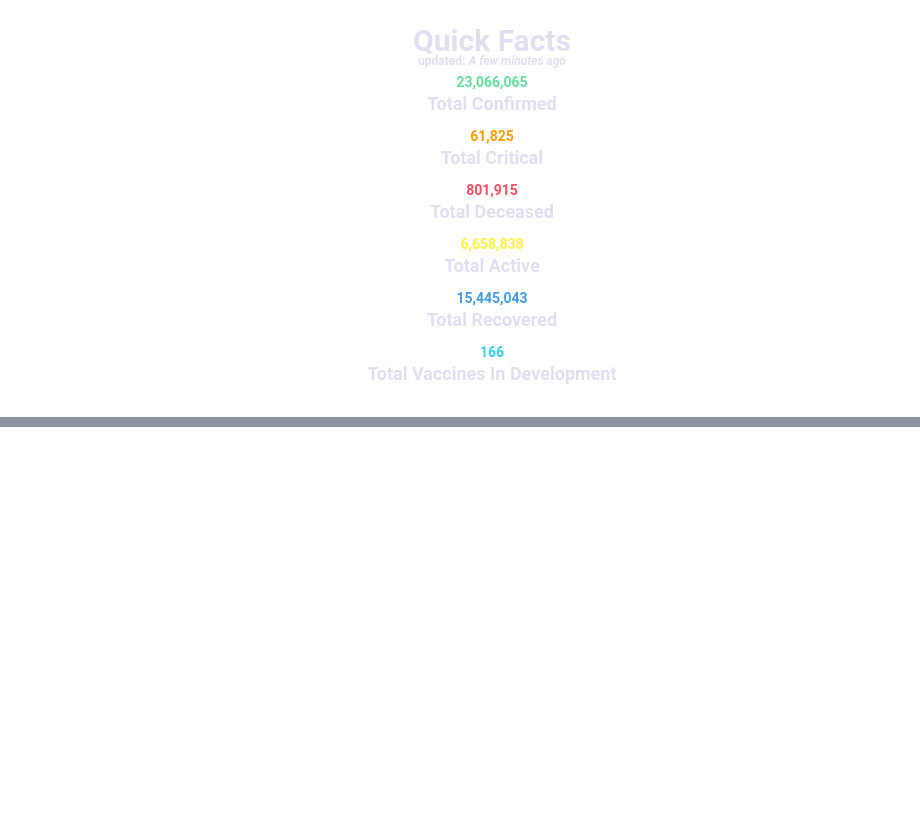
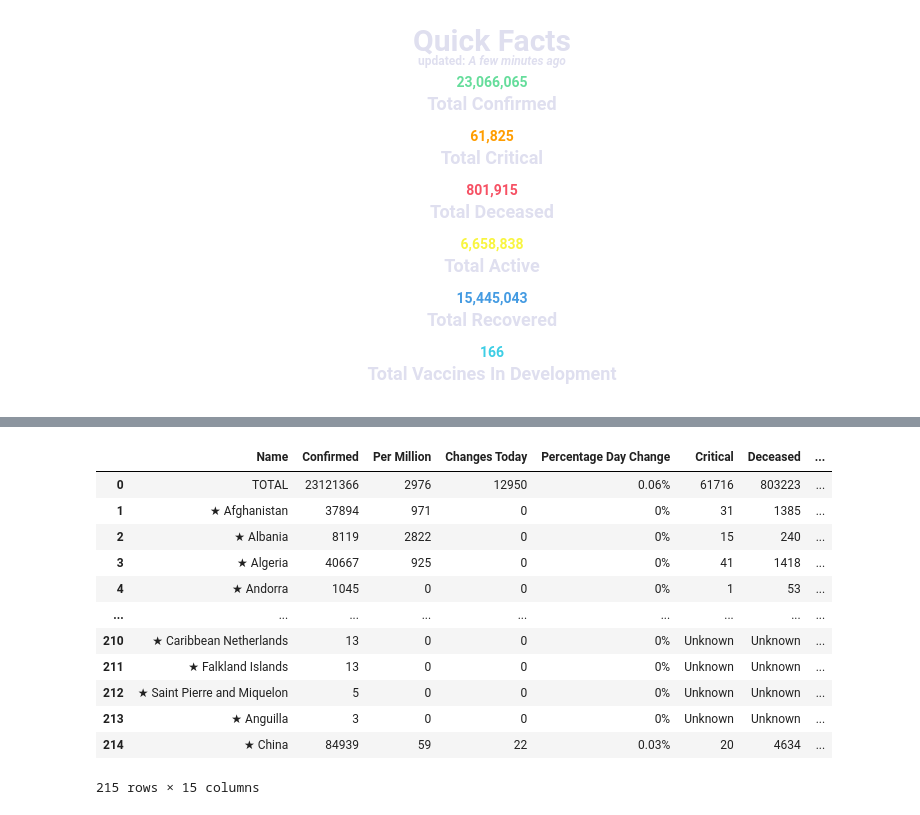
Before and after one commit to isohels/Graduate-Project, a Jupyter notebook: canada_covid_datapreprocessing.ipynb, the cells around one changed output, grey strips where cells are left out. Saved outputs shown, nothing was run; the diff lists cells and outputs as text; code cells hidden in the pictures; blank space fills up the shorter version.

```diff
--- a/canada_covid_datapreprocessing.ipynb
+++ b/canada_covid_datapreprocessing.ipynb
@@ -178,0 +125,23 @@ Markdown('<strong align="center">{}</strong>'.format(latest_canadacovid_info))
+# %%
+# grabbing latest worldwide data
+
+url = "https://ncov2019.live/data/world"
+
+r = requests.get(url)
+df_list = pd.read_html(r.text)            #this parse all html tables from a webpage to alist
+world_df = df_list[2]
+world_df
+# %% [output]
+|  | Name | Confirmed | Per Million | Changes Today | Percentage Day Change | Critical | Deceased | ... |
+| 0 | TOTAL | 23121366 | 2976 | 12950 | 0.06% | 61716 | 803223 | ... |
+| 1 | ★ Afghanistan | 37894 | 971 | 0 | 0% | 31 | 1385 | ... |
+| 2 | ★ Albania | 8119 | 2822 | 0 | 0% | 15 | 240 | ... |
+| 3 | ★ Algeria | 40667 | 925 | 0 | 0% | 41 | 1418 | ... |
+| 4 | ★ Andorra | 1045 | 0 | 0 | 0% | 1 | 53 | ... |
+| ... | ... | ... | ... | ... | ... | ... | ... | ... |
+| 210 | ★ Caribbean Netherlands | 13 | 0 | 0 | 0% | Unknown | Unknown | ... |
+| 211 | ★ Falkland Islands | 13 | 0 | 0 | 0% | Unknown | Unknown | ... |
+| 212 | ★ Saint Pierre and Miquelon | 5 | 0 | 0 | 0% | Unknown | Unknown | ... |
+| 213 | ★ Anguilla | 3 | 0 | 0 | 0% | Unknown | Unknown | ... |
+| 214 | ★ China | 84939 | 59 | 22 | 0.03% | 20 | 4634 | ... |
+215 rows × 15 columns
```
Also changed, not shown: parts of 42 cells of this notebook.
